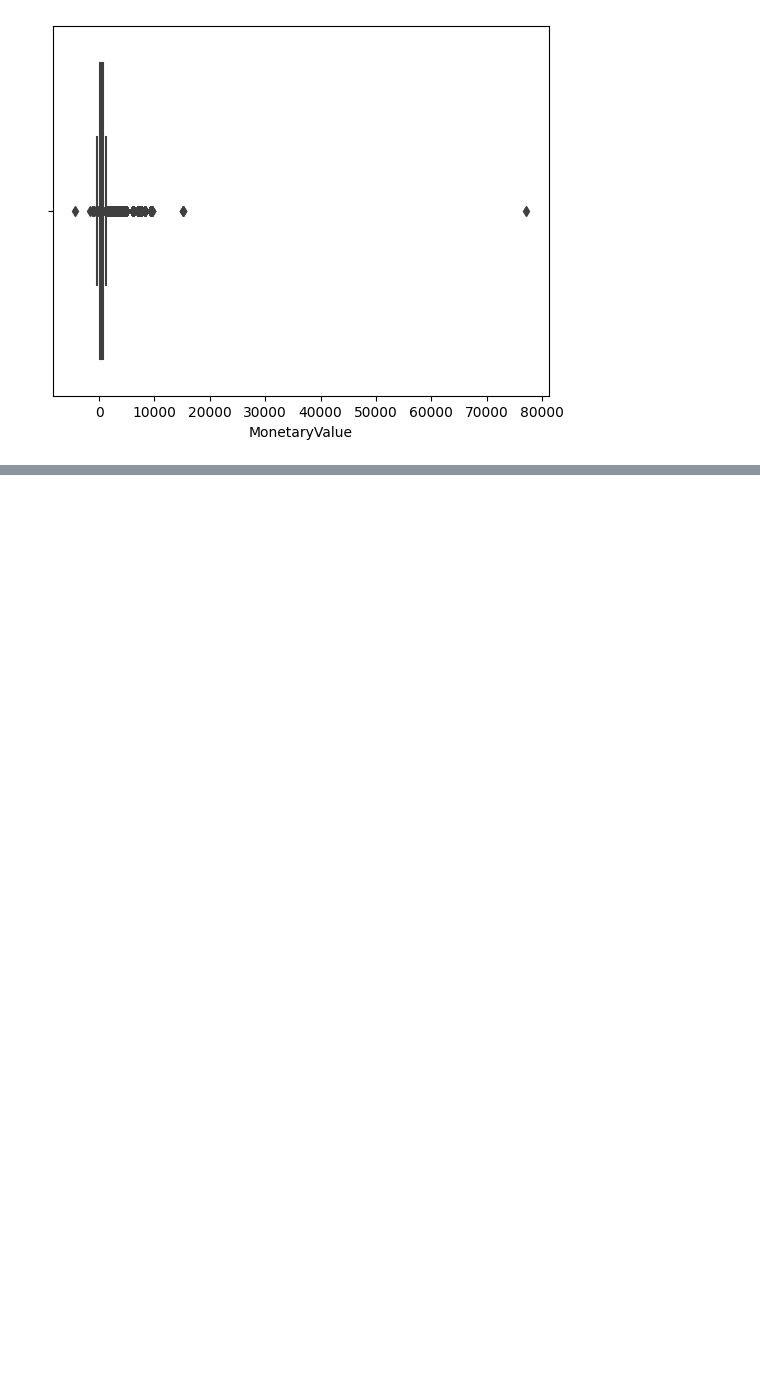
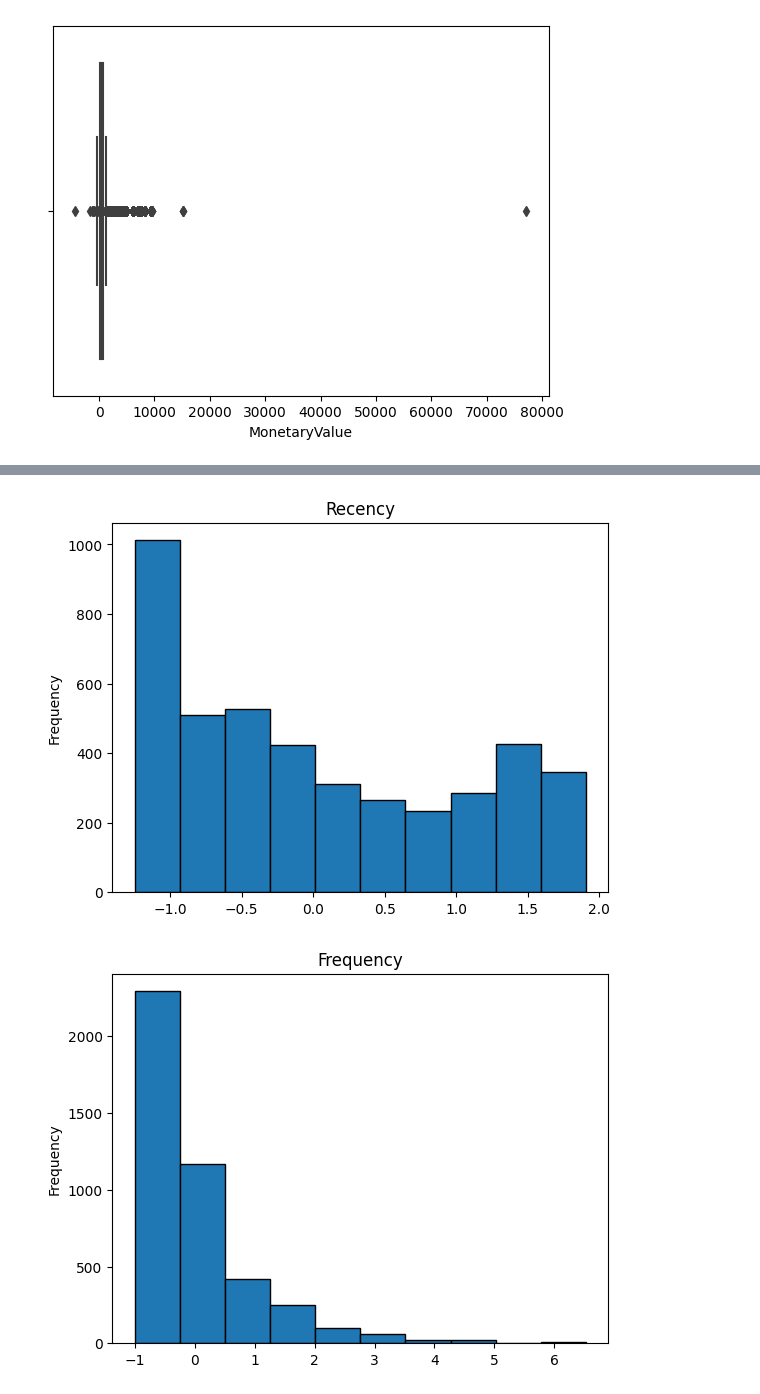
Before and after one commit to SaiMounicaGudimella/CustomerSegmentation, a Jupyter notebook: customer-segmentation.ipynb, the cells around one changed output, grey strips where cells are left out. Cells and saved outputs as stored; diff of their text form; code cells hidden in the pictures; blank space fills up the shorter version.

```diff
--- a/customer-segmentation.ipynb
+++ b/customer-segmentation.ipynb
@@ -152,0 +173,18 @@ customer_rfm = customer_rfm[filtered_entries]
+# %%
+from sklearn.preprocessing import StandardScaler
+customer_rfm = customer_rfm.drop_duplicates()
+col_names = ['Recency','Frequency','MonetaryValue']
+features = customer_rfm[col_names]
+scaler = StandardScaler().fit(features.values)
+features = scaler.transform(features.values)
+scaled_features = pd.DataFrame(features, columns = col_names)
+# %%
+customer_rfm['Recency'].plot(kind='hist', edgecolor='black' , title='Recency')
+plt.show()
+customer_rfm['Frequency'].plot(kind='hist', edgecolor='black' , title='Frequency')
+plt.show()
+customer_rfm['MonetaryValue'].plot(kind='hist', edgecolor='black' , title='MonetaryValue')
+plt.show()
+# %% [output]
+[figure, added]
+[figure, added]
```
Also changed, not shown: parts of 8 cells of this notebook.
